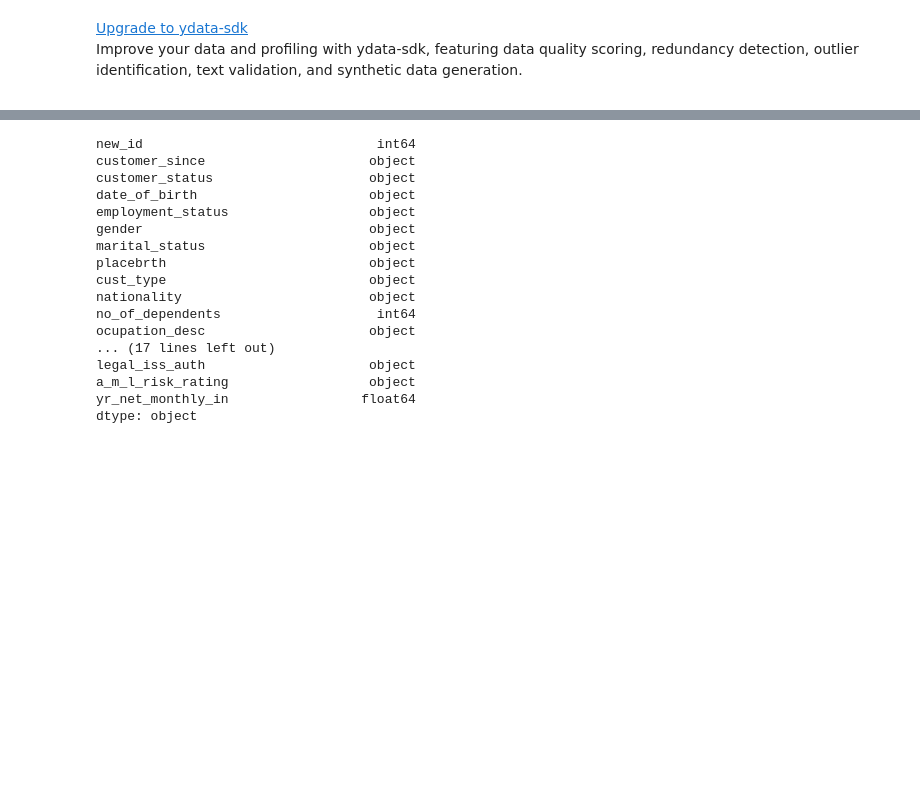
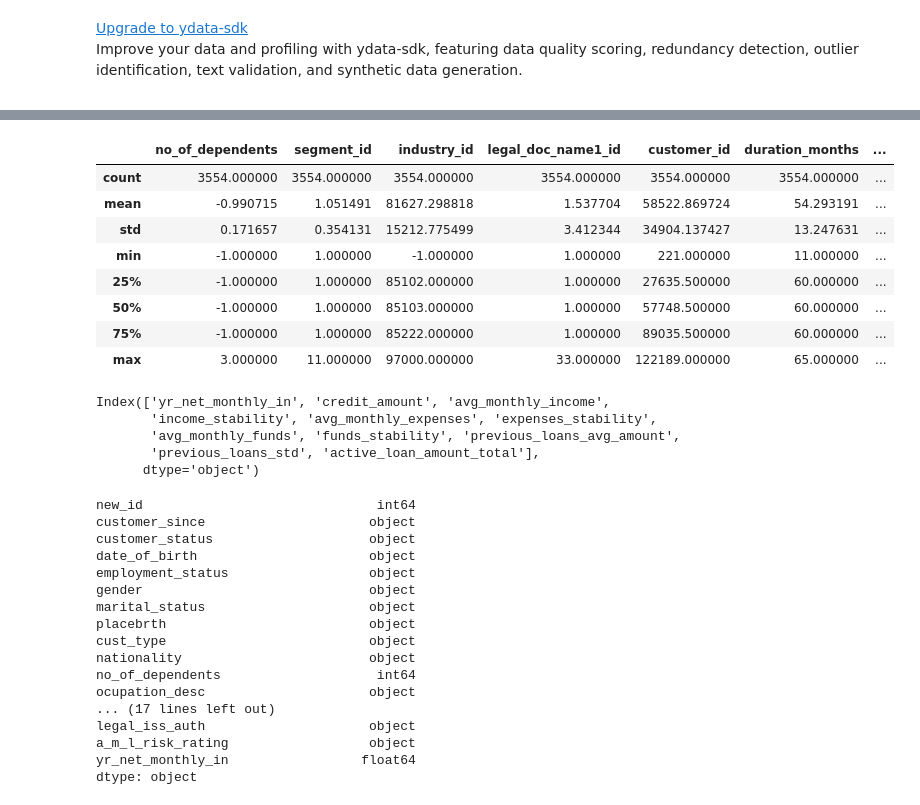
Before and after one commit to vilmanorja/MLOps_project, a Jupyter notebook: notebooks/expectations_cleaned_data.ipynb, the cells around one changed output, grey strips where cells are left out. Drawn from its saved outputs; the diff is of its cells as text; code cells hidden in the pictures; blank space fills up the shorter version.

```diff
--- a/notebooks/expectations_cleaned_data.ipynb
+++ b/notebooks/expectations_cleaned_data.ipynb
@@ -59,0 +64,3 @@ loans
+# %%
+df = pd.merge(df, features, left_on='NewId', right_on='CustomerId', how='right')
+df = df.drop(columns=['NewId'])
@@ -60,6 +72,27 @@ loans
 # %%
 df.columns = [re.sub(r'(?<!^)(?=[A-Z])', '_', col).lower() for col in df.columns]
 df.columns = df.columns.str.replace('.', '', regex=False)
+df.columns = df.columns.str.replace('__', '_', regex=False)
+# %%
+df.select_dtypes('int64').describe()
+# %% [output]
+|  | no_of_dependents | segment_id | industry_id | legal_doc_name1_id | customer_id | duration_months | ... |
+| count | 3554.000000 | 3554.000000 | 3554.000000 | 3554.000000 | 3554.000000 | 3554.000000 | ... |
+| mean | -0.990715 | 1.051491 | 81627.298818 | 1.537704 | 58522.869724 | 54.293191 | ... |
+| std | 0.171657 | 0.354131 | 15212.775499 | 3.412344 | 34904.137427 | 13.247631 | ... |
+| min | -1.000000 | 1.000000 | -1.000000 | 1.000000 | 221.000000 | 11.000000 | ... |
+| 25% | -1.000000 | 1.000000 | 85102.000000 | 1.000000 | 27635.500000 | 60.000000 | ... |
+| 50% | -1.000000 | 1.000000 | 85103.000000 | 1.000000 | 57748.500000 | 60.000000 | ... |
+| 75% | -1.000000 | 1.000000 | 85222.000000 | 1.000000 | 89035.500000 | 60.000000 | ... |
+| max | 3.000000 | 11.000000 | 97000.000000 | 33.000000 | 122189.000000 | 65.000000 | ... |
+# %%
+df.select_dtypes('float64').columns
+# %% [output]
+Index(['yr_net_monthly_in', 'credit_amount', 'avg_monthly_income',
+       'income_stability', 'avg_monthly_expenses', 'expenses_stability',
+       'avg_monthly_funds', 'funds_stability', 'previous_loans_avg_amount',
+       'previous_loans_std', 'active_loan_amount_total'],
+      dtype='object')
 # %%
 for c in ['customer_since', 'date_of_birth', 'birth_in_corp_date']:
     df[c] = pd.to_datetime(df[c], format = "%Y-%m-%d", errors="coerce")
```
Also changed, not shown: parts of 4 cells of this notebook, 7 other files.
